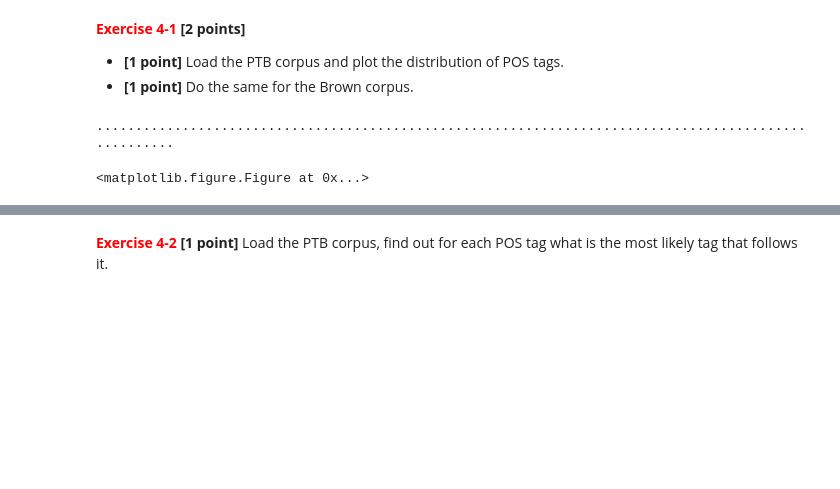
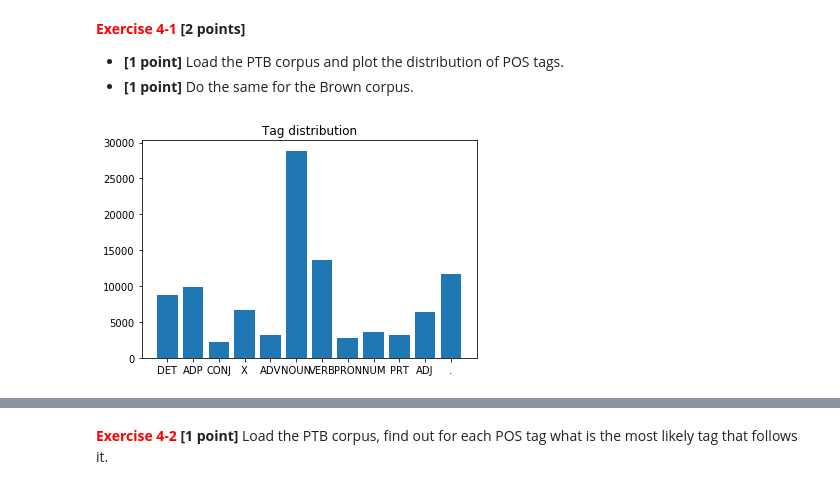
Before and after one commit to HarmlessHarm/ntmi, a Jupyter notebook: Lab4/Lab4.ipynb, the cells around one changed output, grey strips where cells are left out. Drawn from its saved outputs; the diff is of its cells as text; code cells hidden in the pictures; blank space fills up the shorter version.

```diff
--- a/Lab4/Lab4.ipynb
+++ b/Lab4/Lab4.ipynb
@@ -134,27 +134,25 @@ def extract_tags(treebank_corpus):
 * **[1 point]** Load the PTB corpus and plot the distribution of POS tags.
 * **[1 point]** Do the same for the Brown corpus.
 # %%
-from functools import reduce
+import itertools
 import matplotlib.pyplot as plt
 from collections import defaultdict
-import time
+from collections import Counter
 
-def distribution_ptb(corpus):
+def distribution(corpus):
     count = defaultdict(int)
-    tag_list = reduce(lambda x,y :x+y, extract_tags(corpus))
-    l = len(tag_list)
-    for i, tag in enumerate(tag_list):
-        if i % int(l/100) == 0:
-            print('.', end='')
-        count[tag] += 1
+    tag_list = list()
+    for line in corpus:
+        sets, tags = zip(*line)
+        tag_list.extend(tags)
+    count = Counter(tag_list)
 
     plt.bar(range(len(count)), count.values(), align="center")
     plt.xticks(range(len(count)), list(count.keys()))
-    plt.title('PTB tag distribution')
+    plt.title('Tag distribution')
     plt.show()
 
 
-distribution_ptb(treebank_sents)
+distribution(treebank_sents)
 # %% [output]
-.....................................................................................................
-<matplotlib.figure.Figure at 0x...>
+[figure, added]
```
Also changed, not shown: parts of 22 cells of this notebook, 8 other files.
